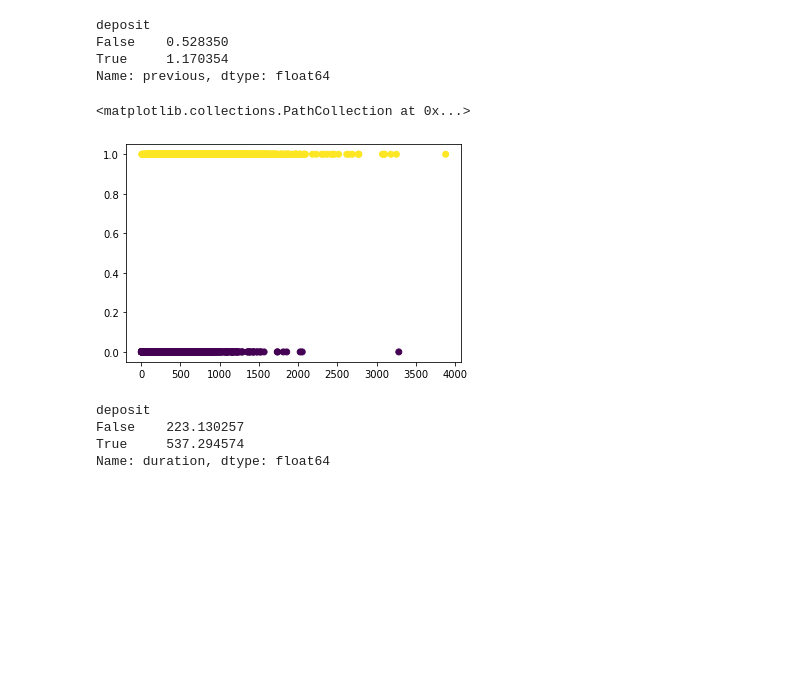
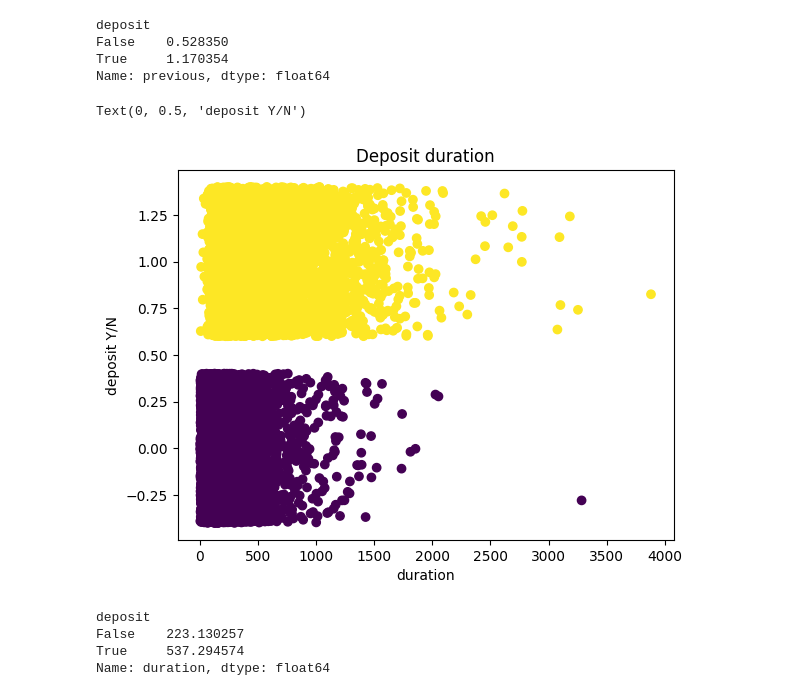
Before and after one commit to EvgeniaUI/DS-course-group-4, a Jupyter notebook: app/Raiff_deposits.ipynb, the cells around one changed output. Cells and saved outputs as stored; diff of their text form; code cells hidden in the pictures; blank space fills up the shorter version.

```diff
--- a/app/Raiff_deposits.ipynb
+++ b/app/Raiff_deposits.ipynb
@@ -103,3 +36,7 @@ conn.close()
 * previous, numerical. Количество контактов с этим клиентом в другие маркетинговые кампании.
 * poutcome, categorical. Результат предыдущего предложения ('failure','other','success','unknown').
 * balance, numerical. Закодированное название личной числовой характеристики клиента. (Кажется, это просто баланс на счете)
+# %%
+data = pd.read_csv('deposit.csv')
+data = data.reindex(sorted(data.columns), axis=1)
+data
@@ -525,10 +478,13 @@ False    0.528350
 True     1.170354
 Name: previous, dtype: float64
 # %%
-plt.scatter(data['duration'], data['deposit'], c=data['deposit'])
+plt.scatter(data['duration'], data['deposit']+ np.random.uniform(-0.4, 0.4, len(data['deposit'])), c=data['deposit'])
+plt.title('Deposit duration')
+plt.xlabel('duration')
+plt.ylabel('deposit Y/N')
 # %% [output]
-<matplotlib.collections.PathCollection at 0x...>
+Text(0, 0.5, 'deposit Y/N')
-[figure, old version]
+[figure, new version]
 # %%
 data.groupby('deposit')['duration'].mean()
 # %% [output]
```
Also changed, not shown: parts of 51 cells of this notebook, 18 other files.
